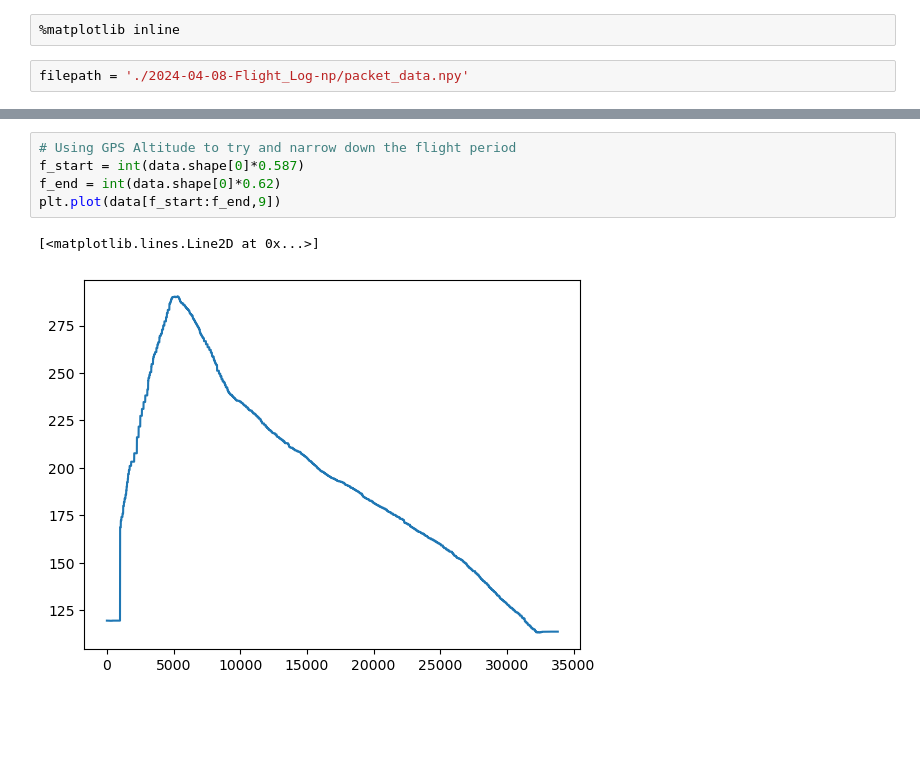
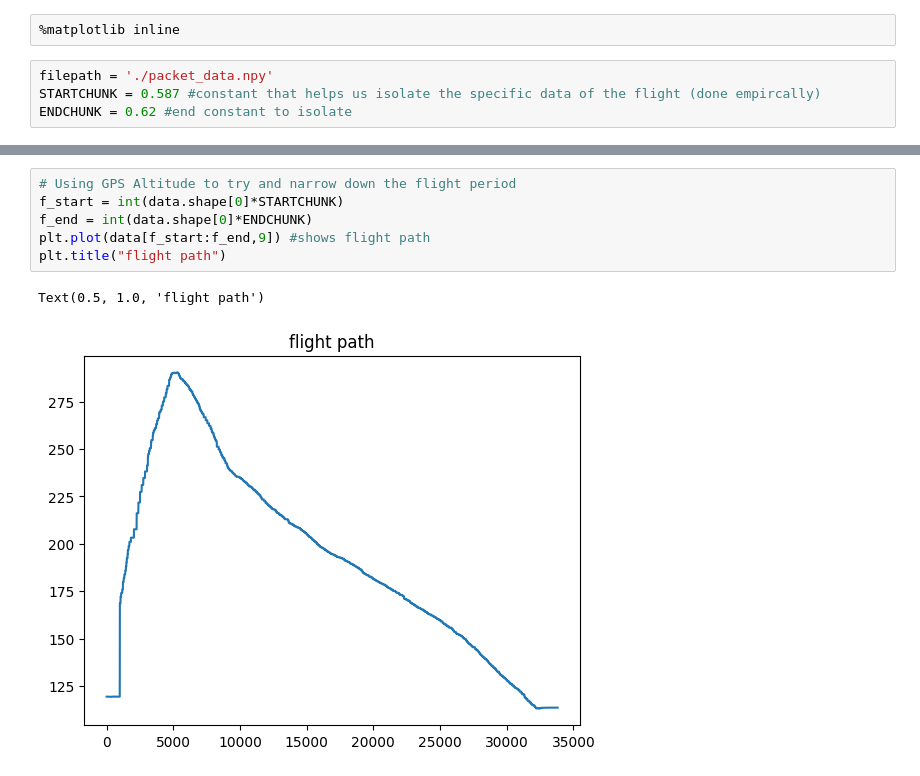
Before and after one commit to Rutgers-RPL/FlightDataAnalysis, a Jupyter notebook: IsolateThrustCurve.ipynb, the cells around one changed output, grey strips where cells are left out. Saved outputs shown, nothing was run; the diff lists cells and outputs as text; blank space fills up the shorter version.

```diff
--- a/IsolateThrustCurve.ipynb
+++ b/IsolateThrustCurve.ipynb
@@ -4,5 +4,7 @@ import matplotlib.pyplot as plt
 # %%
 %matplotlib inline
 # %%
-filepath = './2024-04-08-Flight_Log-np/packet_data.npy'
+filepath = './packet_data.npy'
+STARTCHUNK = 0.587 #constant that helps us isolate the specific data of the flight (done empircally)
+ENDCHUNK = 0.62 #end constant to isolate
 # %%
@@ -36,9 +44,10 @@ plt.plot(data[:,9])
 # %%
 # Using GPS Altitude to try and narrow down the flight period
-f_start = int(data.shape[0]*0.587)
-f_end = int(data.shape[0]*0.62)
-plt.plot(data[f_start:f_end,9])
+f_start = int(data.shape[0]*STARTCHUNK)
+f_end = int(data.shape[0]*ENDCHUNK)
+plt.plot(data[f_start:f_end,9]) #shows flight path
+plt.title("flight path")
 # %% [output]
-[<matplotlib.lines.Line2D at 0x...>]
+Text(0.5, 1.0, 'flight path')
-[figure, old version]
+[figure, new version]
 # %%
```
Also changed, not shown: parts of 13 cells of this notebook.
